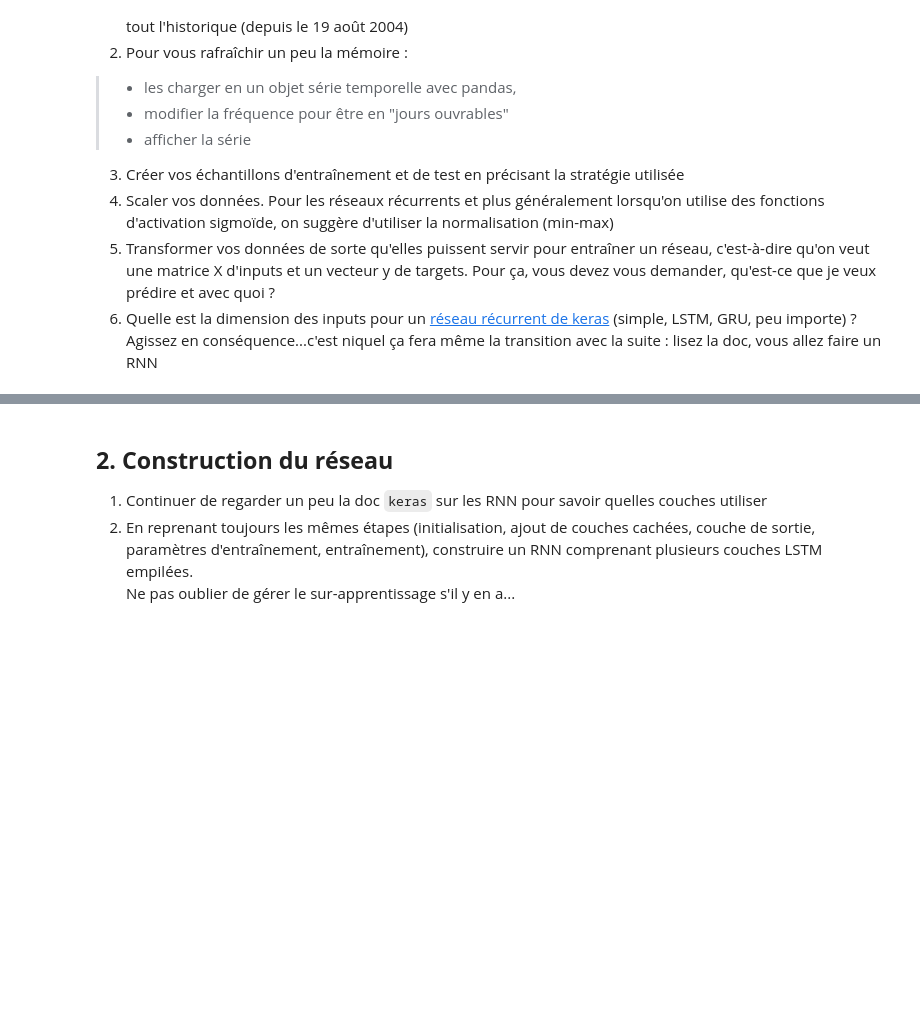
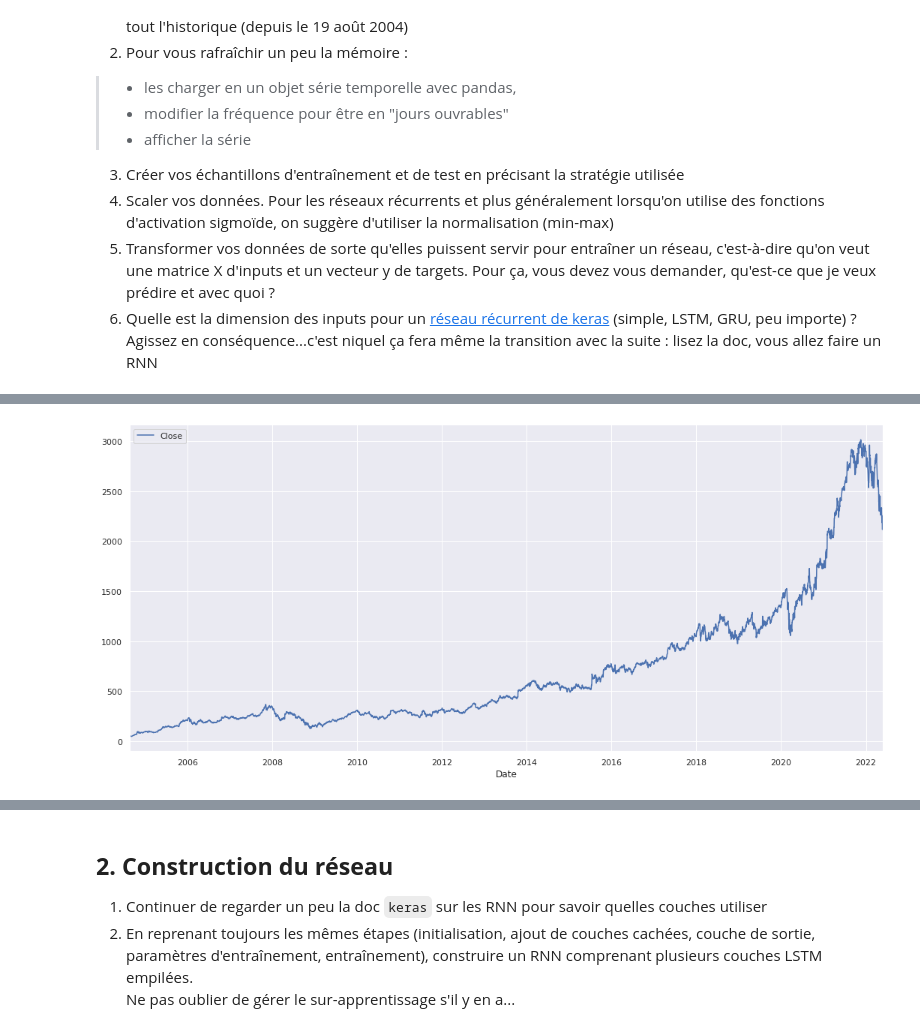
Before and after one commit to louiskuhn/IA-P2-Euskadi, a Jupyter notebook: Ressources/Deep Learning/Recurrent Neural Network/RNN 1 - Prediction actions Google.ipynb, the cells around one changed output, grey strips where cells are left out. Drawn from its saved outputs; the diff is of its cells as text; code cells hidden in the pictures; blank space fills up the shorter version.

```diff
--- a/Ressources/Deep Learning/Recurrent Neural Network/RNN 1 - Prediction actions Google.ipynb
+++ b/Ressources/Deep Learning/Recurrent Neural Network/RNN 1 - Prediction actions Google.ipynb
@@ -14,3 +14,14 @@ Le but de cet exercice est de prédire le cours de l'action Google. Rien que ça
 4. Scaler vos données. Pour les réseaux récurrents et plus généralement lorsqu'on utilise des fonctions d'activation sigmoïde, on suggère d'utiliser la normalisation (min-max)
 5. Transformer vos données de sorte qu'elles puissent servir pour entraîner un réseau, c'est-à-dire qu'on veut une matrice X d'inputs et un vecteur y de targets. Pour ça, vous devez vous demander, qu'est-ce que je veux prédire et avec quoi ?
 6. Quelle est la dimension des inputs pour un [réseau récurrent de keras](https://keras.io/api/layers/recurrent_layers/) (simple, LSTM, GRU, peu importe) ? Agissez en conséquence...c'est niquel ça fera même la transition avec la suite : lisez la doc, vous allez faire un RNN
+# %%
+import numpy as np
+import pandas as pd
+import matplotlib.pyplot as plt
+import seaborn as sns ; sns.set()
+plt.rcParams["figure.figsize"] = (18,8)
+# %%
+# Chargement des données sous forme de série temp
+df = pd.read_csv('data/GOOG.csv', usecols=['Date','Close'], index_col='Date', parse_dates=True)
+print(df.shape)
+df.index
@@ -16,0 +38,4 @@ Le but de cet exercice est de prédire le cours de l'action Google. Rien que ça
+# %%
+# Changement de la fréquence pour avoir une fréquence de "jours ouvrables"
+df = df.asfreq('B', method="ffill")
+df.index
@@ -16,0 +51,5 @@ Le but de cet exercice est de prédire le cours de l'action Google. Rien que ça
+# %%
+# affichage
+df.plot();
+# %% [output]
+[figure, added]
```
Also changed, not shown: parts of 6 cells of this notebook, 2 other files.
